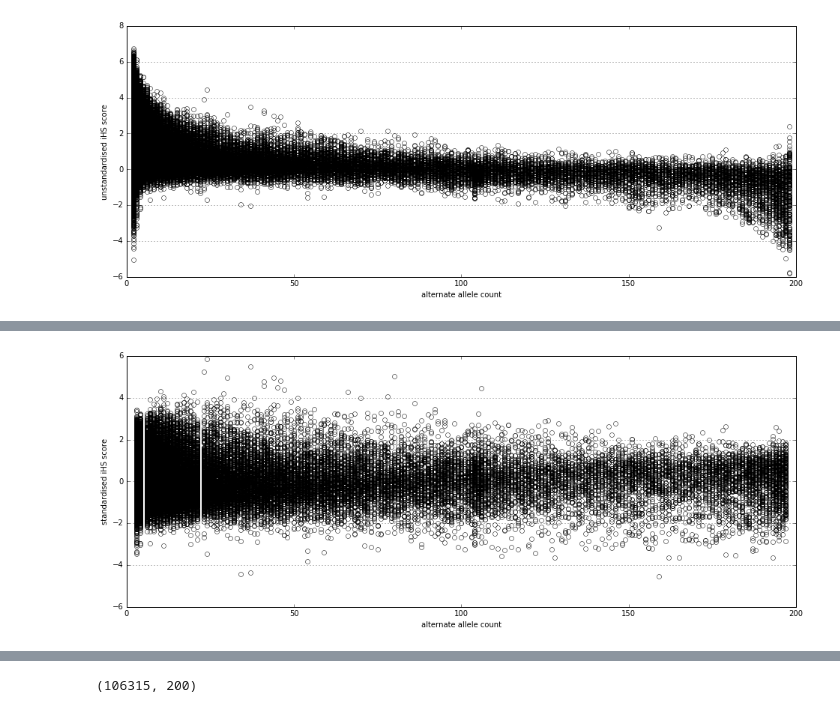
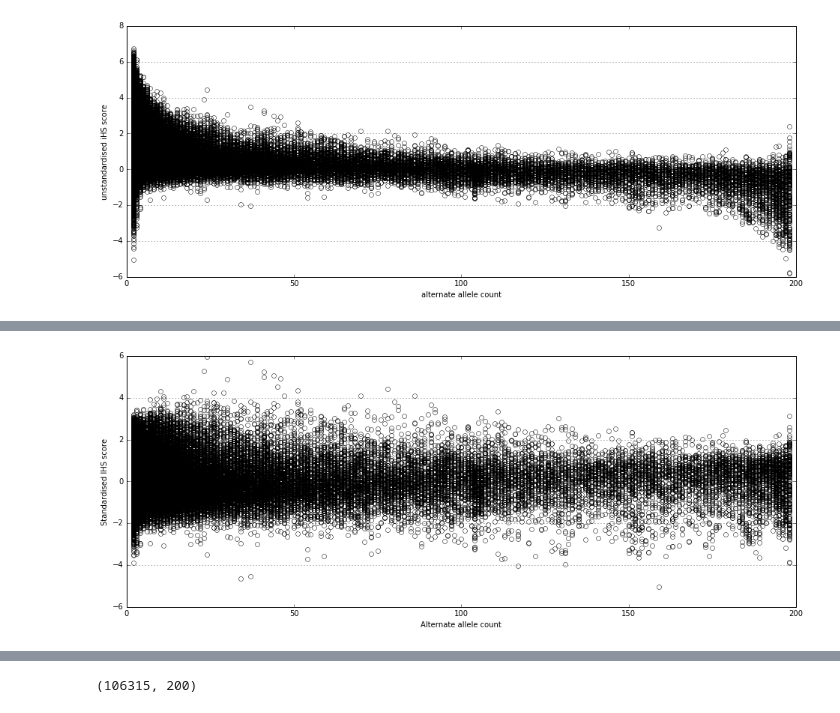
Before and after one commit to cggh/scikit-allel, a Jupyter notebook: notebooks/profiling/ihs.ipynb, the cells around one changed output, grey strips where cells are left out. Saved outputs shown, nothing was run; the diff lists cells and outputs as text; code cells hidden in the pictures.

```diff
--- a/notebooks/profiling/ihs.ipynb
+++ b/notebooks/profiling/ihs.ipynb
@@ -159,0 +106,2 @@ plt.grid(axis='y');
+# %%
+score_standardized, ac_bins = allel.stats.standardize_by_allele_count(score, ac_seg[:, 1])
@@ -160,8 +110,8 @@ plt.grid(axis='y');
 # %%
 plt.figure(figsize=(16, 6))
-plt.plot(ac_seg[:, 1], score_normed, linestyle=' ', marker='o', mfc='none')
-plt.xlabel('alternate allele count')
-plt.ylabel('standardised iHS score')
+plt.plot(ac_seg[:, 1], score_standardized, linestyle=' ', marker='o', mfc='none')
+plt.xlabel('Alternate allele count')
+plt.ylabel('Standardised IHS score')
 plt.grid(axis='y');
 # %% [output]
-[figure, old version]
+[figure, new version]
```
Also changed, not shown: parts of 33 cells of this notebook, 4 other files.
